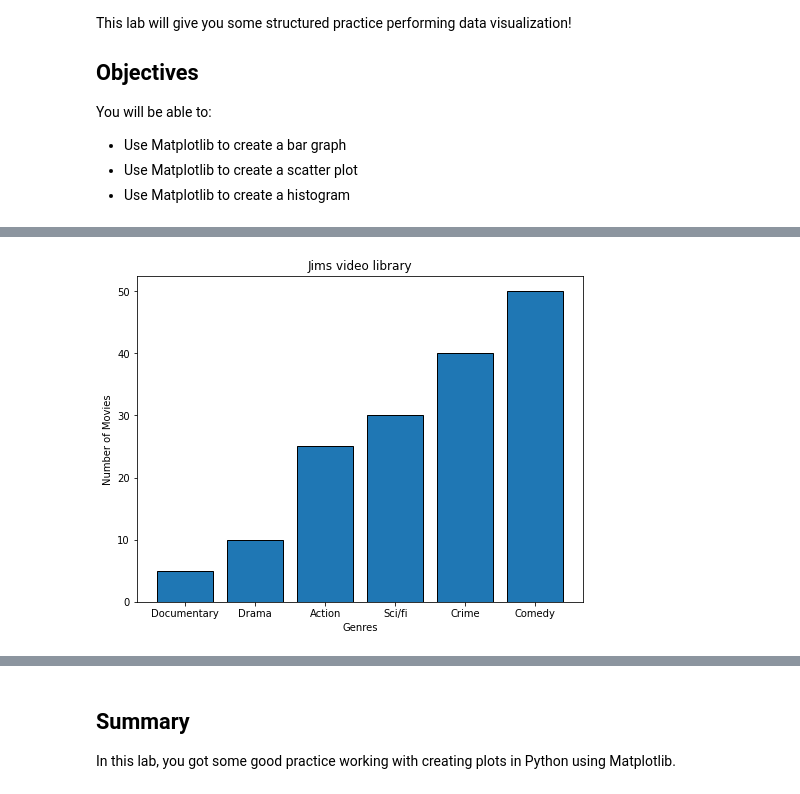
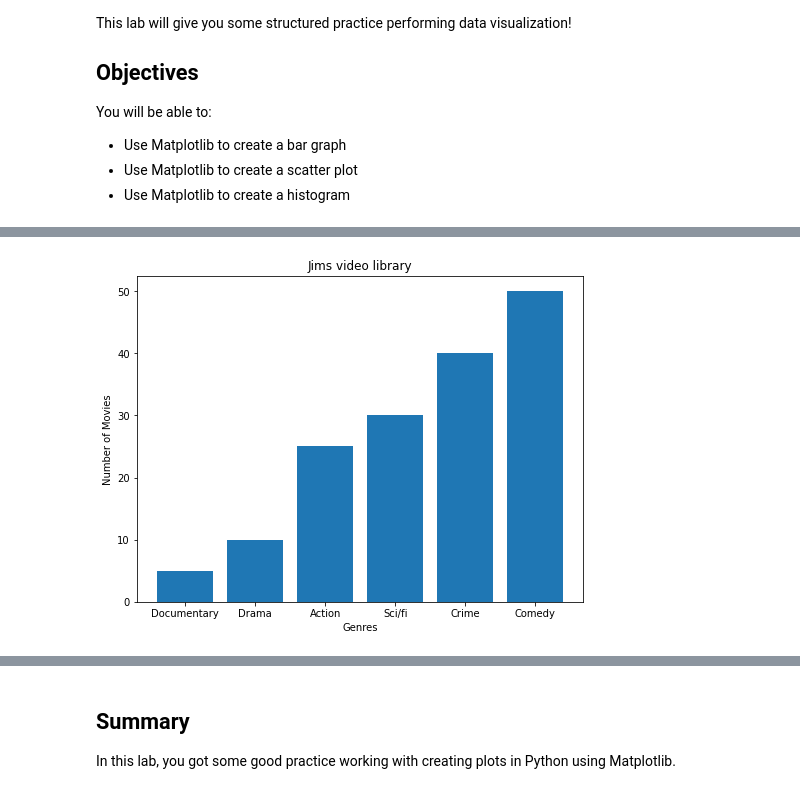
Before and after one commit to Justine-js/dsc-data-viz-lab, a Jupyter notebook: index.ipynb, the cells around one changed output, grey strips where cells are left out. Saved outputs shown, nothing was run; the diff lists cells and outputs as text; code cells hidden in the pictures.

```diff
--- a/index.ipynb
+++ b/index.ipynb
@@ -39,21 +39,21 @@ The graph you create should look like this:
 # %%
 # Replace None with appropriate code
 height = [5, 10, 25, 30, 40, 50]
 x = [1, 2, 3, 4, 5, 6]
 labels = ['Documentary', 'Drama', 'Action', 'Sci/fi', 'Crime', 'Comedy']
 
 # Create the plot
 fig, ax = plt.subplots(figsize=(8, 6))
 
 # Plot vertical bars of fixed width by passing x and height values to .bar() function
-ax.bar(labels, height, edgecolor = 'black')
+ax.bar(x, height, tick_label = labels)
 
 # Give a title to the bar graph and label the axes
 plt.title('Jims video library')
 plt.xlabel('Genres')
 plt.ylabel('Number of Movies');
 # %% [output]
-[figure, old version]
+[figure, new version]
 # %% [markdown]
 ## Exercise 2
 
```
Also changed, not shown: parts of 2 cells of this notebook.
